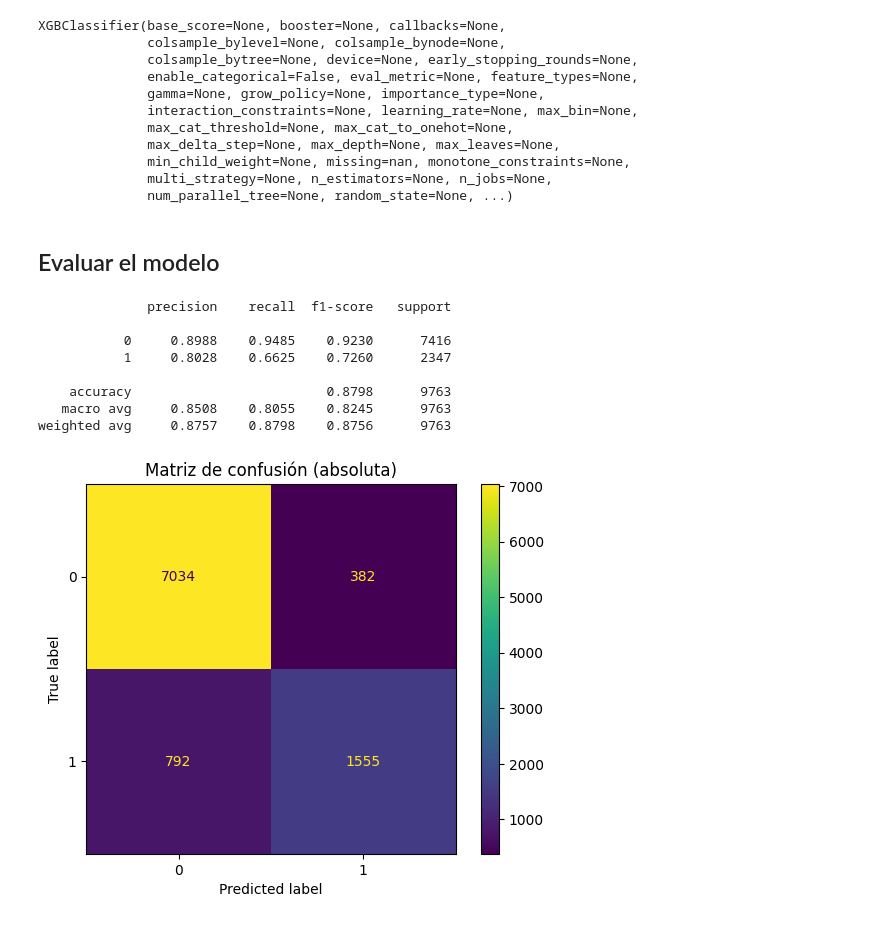
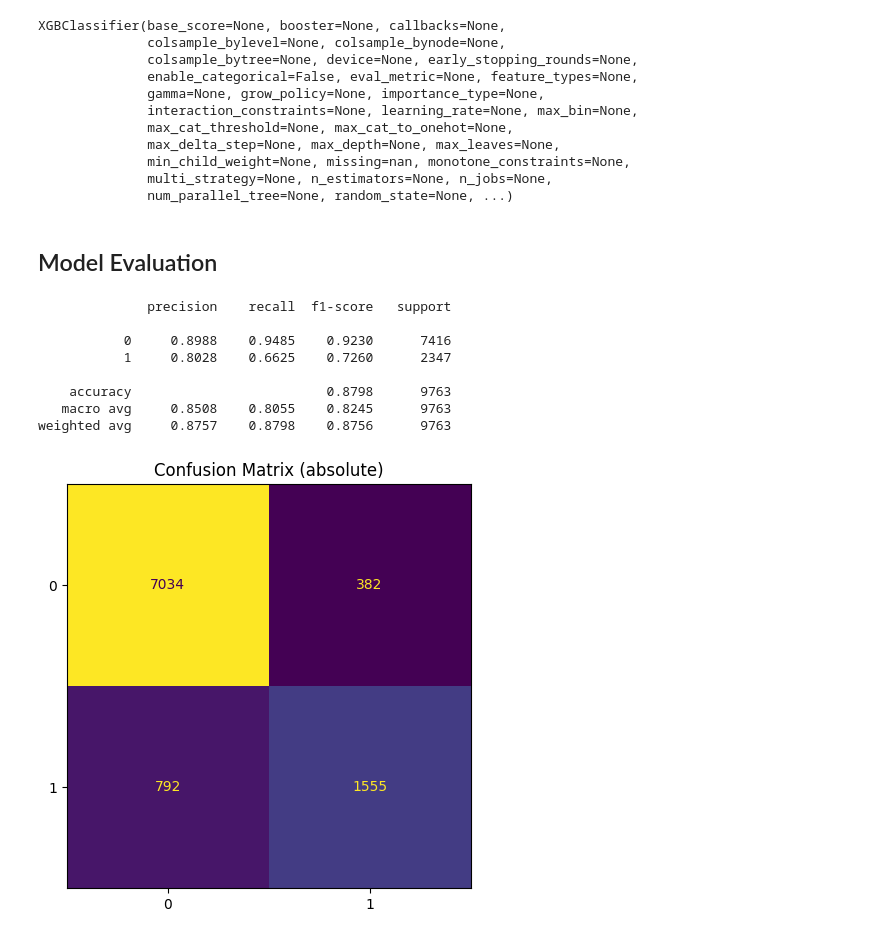
Before and after one commit to FranzCastillo/Income-Prediction, a Jupyter notebook: notebooks/initial_classification_model.ipynb, the cells around one changed output. Drawn from its saved outputs; the diff is of its cells as text; code cells hidden in the pictures.

```diff
--- a/notebooks/initial_classification_model.ipynb
+++ b/notebooks/initial_classification_model.ipynb
@@ -28,2 +24,2 @@ dtype('int64')
 # %%
-X_entreno, X_prueba, y_entreno, y_prueba = train_test_split(X, y, test_size = 0.2, random_state = 0)
+X_train, X_test, y_train, y_test = train_test_split(X, y, test_size = 0.2, random_state = 0)
@@ -36,6 +28,6 @@ np.int64(29712)
 # %%
-clasificador = XGBClassifier()
-clasificador.fit(X_entreno, y_entreno)
+classifier = XGBClassifier()
+classifier.fit(X_train, y_train)
 # %% [output]
 XGBClassifier(base_score=None, booster=None, callbacks=None,
               colsample_bylevel=None, colsample_bynode=None,
@@ -49,8 +41,8 @@ XGBClassifier(base_score=None, booster=None, callbacks=None,
               multi_strategy=None, n_estimators=None, n_jobs=None,
               num_parallel_tree=None, random_state=None, ...)
 # %% [markdown]
-## Evaluar el modelo
+## Model Evaluation
 # %%
-y_pred = clasificador.predict(X_prueba)
-y_proba = clasificador.predict_proba(X_prueba)[:, 1]
+y_pred = classifier.predict(X_test)
+y_proba = classifier.predict_proba(X_test)[:, 1]
 # %%
@@ -66,10 +58,13 @@ print(classification_report(y_prueba, y_pred, digits=4))
 weighted avg     0.8757    0.8798    0.8756      9763
 # %%
 fig, ax = plt.subplots()
-ConfusionMatrixDisplay(confusion_matrix(y_prueba, y_pred)).plot(ax=ax)
-plt.title("Matriz de confusión (absoluta)")
+disp = ConfusionMatrixDisplay(confusion_matrix(y_test, y_pred))
+disp.plot(ax=ax, colorbar=False)
+ax.set(xlabel=None, ylabel=None)
+ax.set_title("Confusion Matrix (absolute)")
+plt.tight_layout()
 plt.show()
 # %% [output]
-[figure, old version]
+[figure, new version]
 # %%
 fig, ax = plt.subplots()
```
Also changed, not shown: parts of 18 cells of this notebook.
